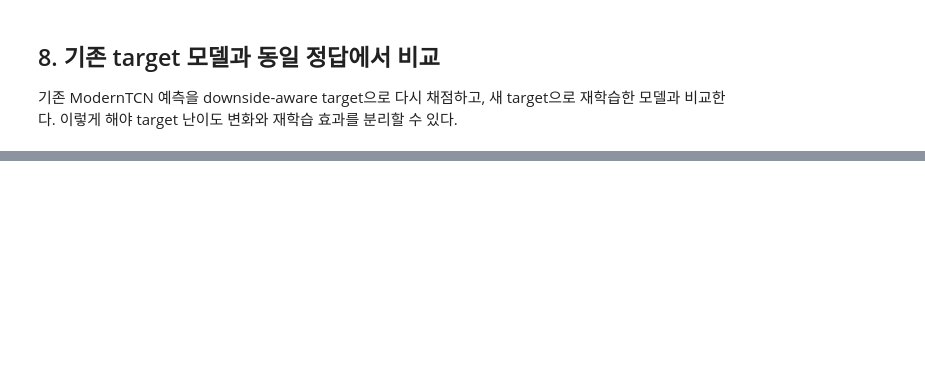
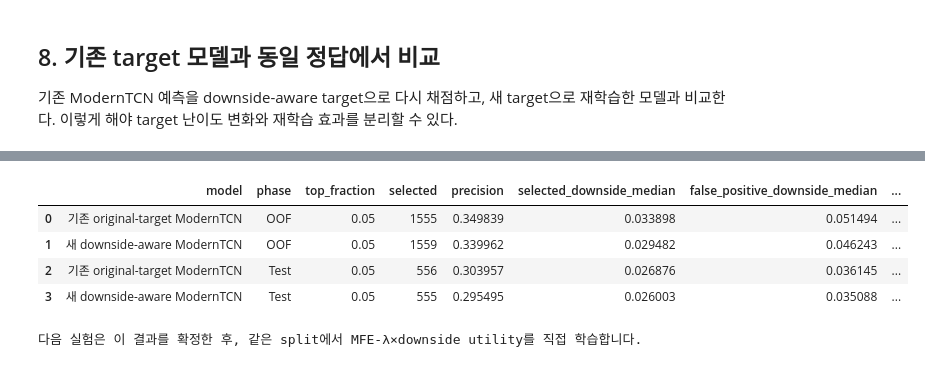
Before and after one commit to Leeyoungsup/Detecting-entry-signals-for-short-term-trades-right-before-a-rapid-price-surge, a Jupyter notebook: notebooks/07_downside_aware_target.ipynb, the cells around one changed output, grey strips where cells are left out. Saved outputs shown, nothing was run; the diff lists cells and outputs as text; code cells hidden in the pictures; blank space fills up the shorter version.

```diff
--- a/notebooks/07_downside_aware_target.ipynb
+++ b/notebooks/07_downside_aware_target.ipynb
@@ -1131,0 +1178,40 @@ print('다음 실험은 이 결과를 확정한 후, 같은 split에서 MFE-λ×
+# %%
+top_rows = []
+for phase, new_frame, baseline_frame in [
+    ('OOF', oof_predictions, baseline_oof),
+    ('Test', test_predictions, baseline_test),
+]:
+    joined = new_frame.merge(
+        baseline_frame[['sample_id', 'pred_open_hard_probability']],
+        on='sample_id', how='left', validate='one_to_one'
+    )
+    for model_name, probability_column in [
+        ('기존 original-target ModernTCN', 'pred_open_hard_probability'),
+        ('새 downside-aware ModernTCN', 'pred_downside_aware_probability'),
+    ]:
+        threshold = joined[probability_column].quantile(0.95)
+        selected = joined[joined[probability_column].ge(threshold)]
+        false_positive = selected[selected['target_downside_aware_tp3_3m'].eq(0)]
+        top_rows.append({
+            'model': model_name,
+            'phase': phase,
+            'top_fraction': 0.05,
+            'selected': len(selected),
+            'precision': float(selected['target_downside_aware_tp3_3m'].mean()),
+            'selected_downside_median': float(selected['downside_3m'].median()),
+            'false_positive_downside_median': float(false_positive['downside_3m'].median()),
+            'false_positive_downside_ge_3pct': float(
+                false_positive['downside_3m'].ge(0.03).mean()
+            ),
+        })
+
+top_score_comparison = pd.DataFrame(top_rows)
+display(top_score_comparison)
+print('다음 실험은 이 결과를 확정한 후, 같은 split에서 MFE-λ×downside utility를 직접 학습합니다.')
+# %% [output]
+|  | model | phase | top_fraction | selected | precision | selected_downside_median | false_positive_downside_median | ... |
+| 0 | 기존 original-target ModernTCN | OOF | 0.05 | 1555 | 0.349839 | 0.033898 | 0.051494 | ... |
+| 1 | 새 downside-aware ModernTCN | OOF | 0.05 | 1559 | 0.339962 | 0.029482 | 0.046243 | ... |
+| 2 | 기존 original-target ModernTCN | Test | 0.05 | 556 | 0.303957 | 0.026876 | 0.036145 | ... |
+| 3 | 새 downside-aware ModernTCN | Test | 0.05 | 555 | 0.295495 | 0.026003 | 0.035088 | ... |
+다음 실험은 이 결과를 확정한 후, 같은 split에서 MFE-λ×downside utility를 직접 학습합니다.
```
Also changed, not shown: parts of 11 cells of this notebook, 5 other files.
